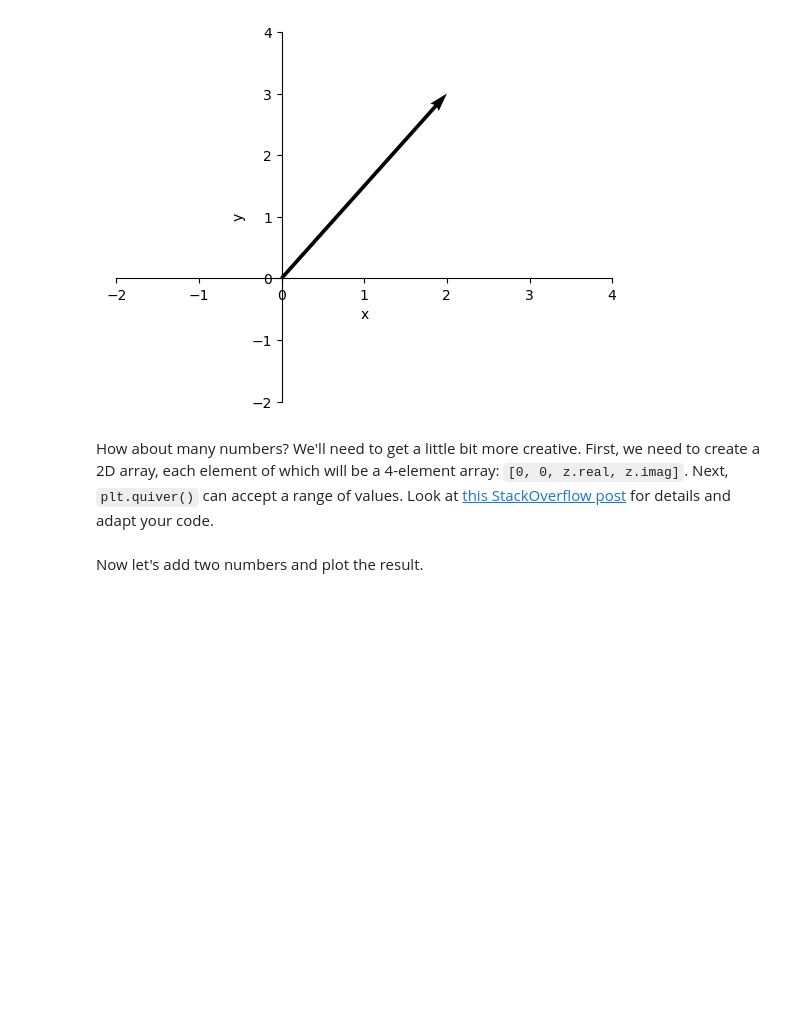
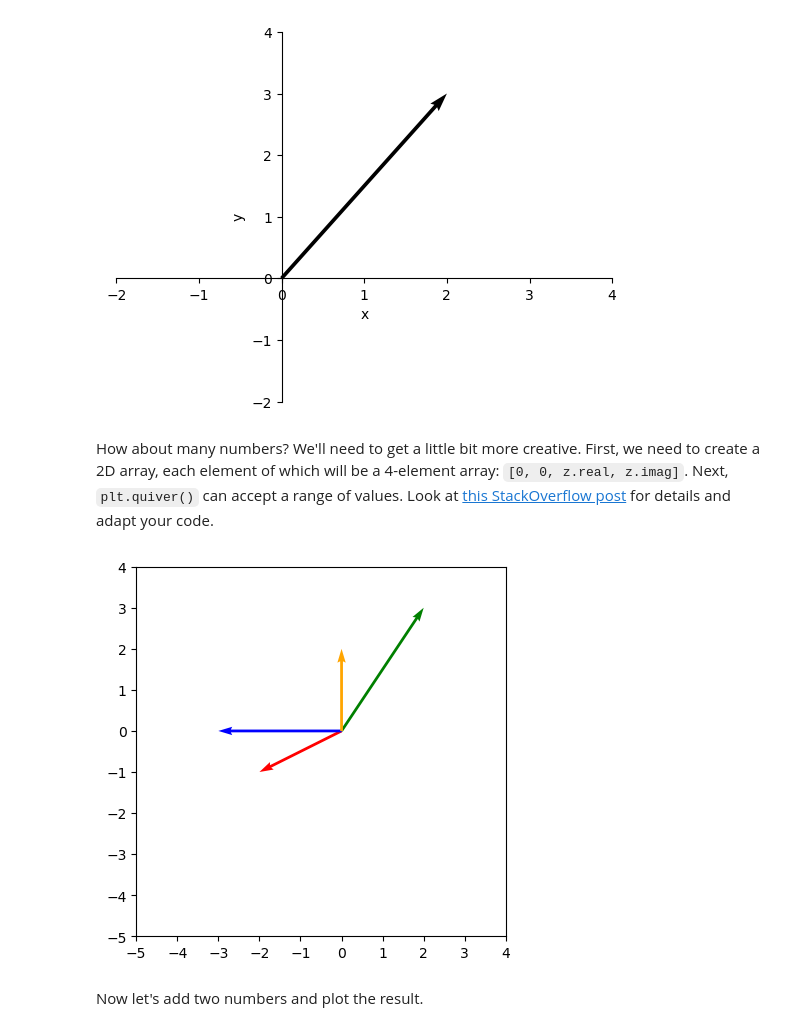
Before and after one commit to Deyan2306/Artificial-intelligence, a Jupyter notebook: Mathematics-For-Developers/03. Basic-Algebra-Exercise/Basic Algebra Exercise.ipynb, the cells around one changed output. Drawn from its saved outputs; the diff is of its cells as text; code cells hidden in the pictures; blank space fills up the shorter version.

```diff
--- a/Mathematics-For-Developers/03. Basic-Algebra-Exercise/Basic Algebra Exercise.ipynb
+++ b/Mathematics-For-Developers/03. Basic-Algebra-Exercise/Basic Algebra Exercise.ipynb
@@ -255,20 +238,21 @@ plot_complex_number(2 + 3j)
 [figure]
 # %% [markdown]
 How about many numbers? We'll need to get a little bit more creative. First, we need to create a 2D array, each element of which will be a 4-element array: `[0, 0, z.real, z.imag]`. Next, `plt.quiver()` can accept a range of values. Look at [this StackOverflow post](https://stackoverflow.com/questions/12265234/how-to-plot-2d-math-vectors-with-matplotlib) for details and adapt your code.
-# %%
-def plot_complex_numbers(numbers, colors):
-
-    complex_holder = np.array([])
-
-    # God forgive me for what Im about to do
-    for num in numbers:
-        real_p = num.real
-        imag_p = num.imag
-        complex_holder = np.append(complex_holder, [[0, 0, real_p, imag_p]])
-
-    complex_holder
-
-plot_complex_numbers([2 + 3j, -2 - 1j, -3, 2j], ["green", "red", "blue", "orange"])
+# %%
+def plot_complex_numbers(numbers, colors):
+
+    zero_coords = [0] * len(numbers)
+    real_parts = [z.real for z in numbers]
+    imag_parts = [z.imag for z in numbers]
+    plt.quiver(zero_coords, zero_coords, real_parts, imag_parts, angles = "xy", scale_units = "xy", scale = 1, color = colors)
+    plt.xticks(range(-5, 5))
+    plt.yticks(range(-5, 5))
+    plt.gca().set_aspect("equal")
+    plt.show()
+
+plot_complex_numbers([2 + 3j, -2 - 1j, -3, 2j], ["green", "red", "blue", "orange"])
+# %% [output]
+[figure, added]
 # %% [markdown]
 Now let's add two numbers and plot the result.
 # %%
```
Also changed, not shown: parts of 11 cells of this notebook, 2 other files.
